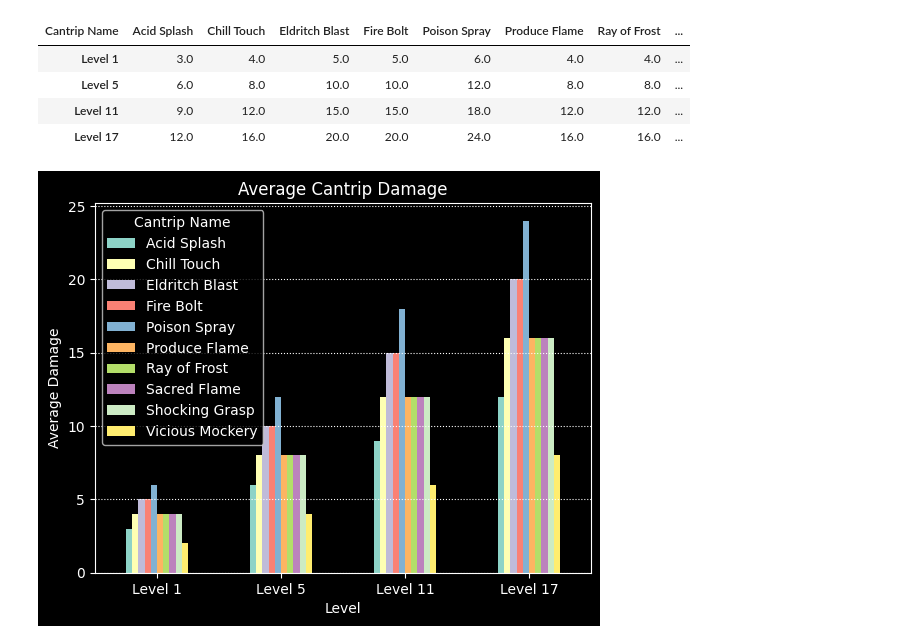
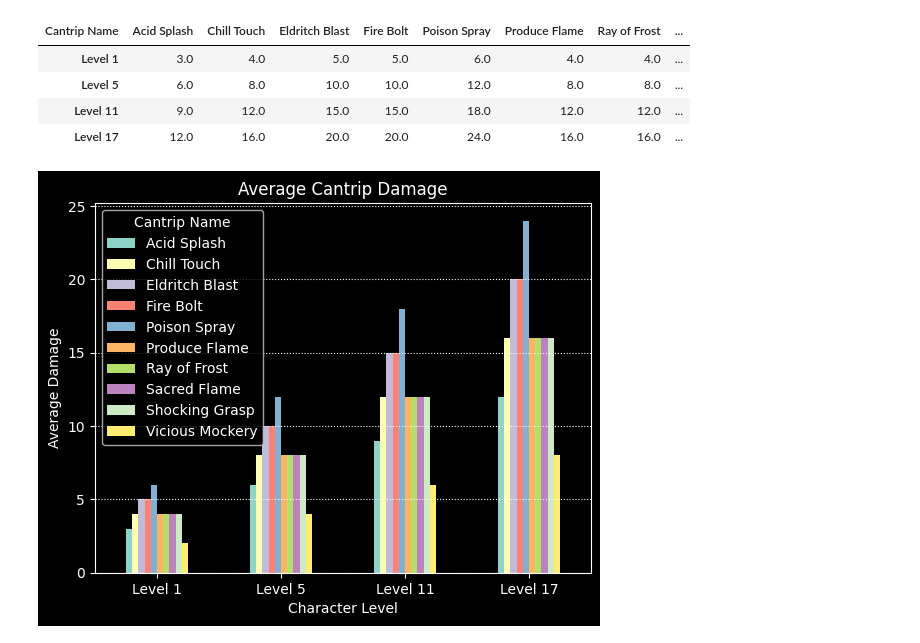
Before and after one commit to AdamSCohen/dnd_analysis, a Jupyter notebook: main.ipynb, the cells around one changed output. Drawn from its saved outputs; the diff is of its cells as text; code cells hidden in the pictures.

```diff
--- a/main.ipynb
+++ b/main.ipynb
@@ -701,10 +712,10 @@ cantrips_graph
 # %%
 cantrips_graph.plot(kind = 'bar')
 plt.grid(axis = 'y', linestyle=':')
 plt.title('Average Cantrip Damage')
 plt.xticks(rotation = 0)
-plt.xlabel('Level')
+plt.xlabel('Character Level')
 plt.ylabel('Average Damage')
 plt.show()
 # %% [output]
-[figure, old version]
+[figure, new version]
```
Also changed, not shown: parts of 29 cells of this notebook.
